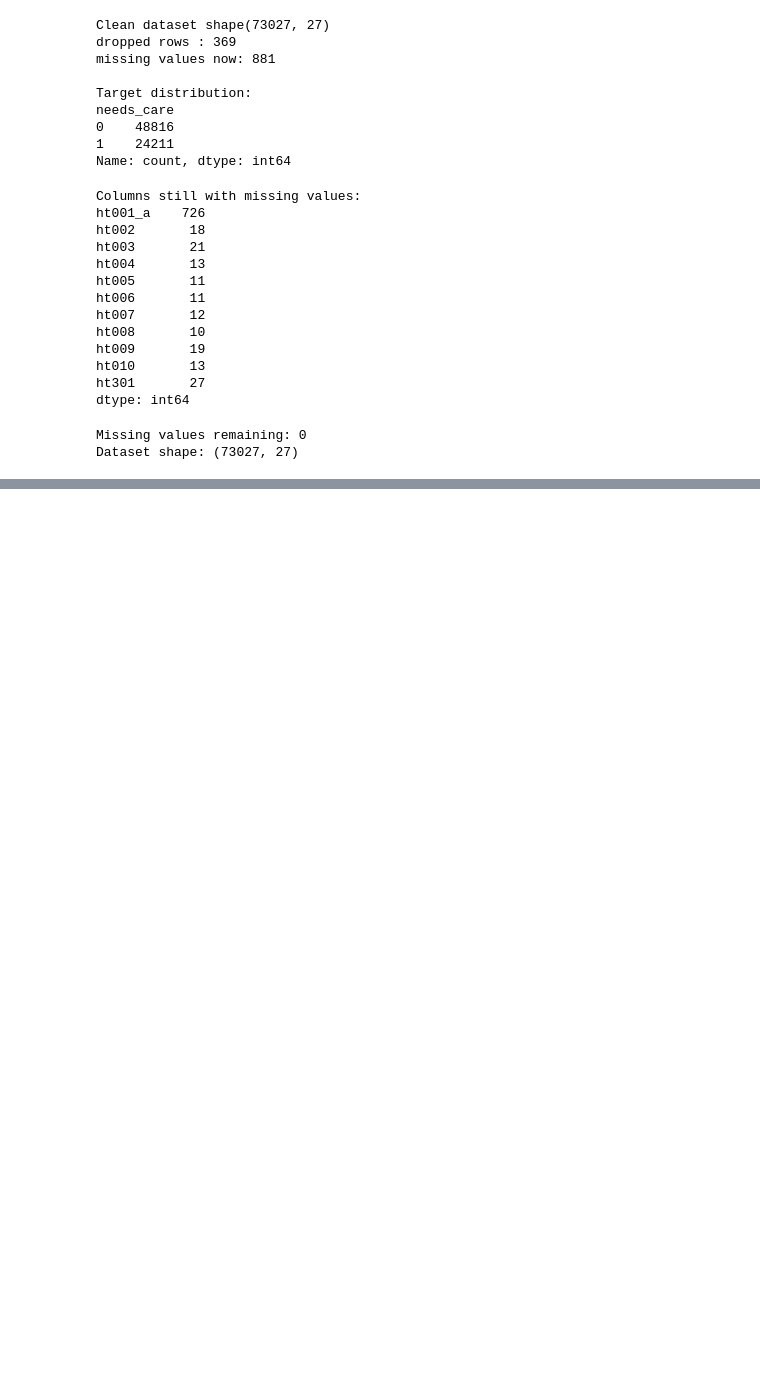
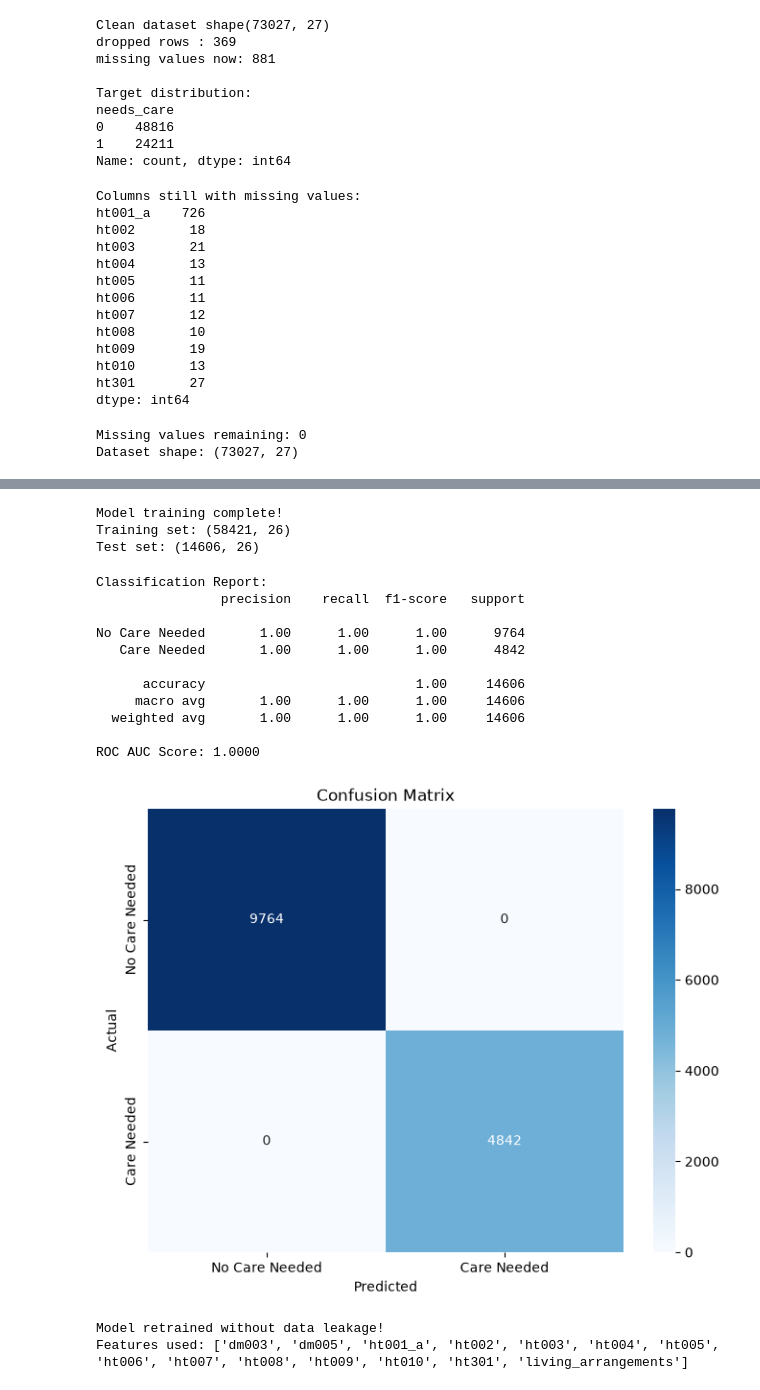
Before and after one commit to Tushar-Sekhri/elder-care-risk-prediction, a Jupyter notebook: notebooks/eda.ipynb, the cells around one changed output, grey strips where cells are left out. Cells and saved outputs as stored; diff of their text form; code cells hidden in the pictures; blank space fills up the shorter version.

Commit message:
Add model training, evaluation and feature importance

```diff
--- a/notebooks/eda.ipynb
+++ b/notebooks/eda.ipynb
@@ -154,0 +201,80 @@ Dataset shape: (73027, 27)
+# %%
+from sklearn.ensemble import RandomForestClassifier
+from sklearn.model_selection import train_test_split
+from sklearn.metrics import classification_report,roc_auc_score,confusion_matrix
+#for training random forest model
+
+X=ml_df_clean.drop(columns=['needs_care'])
+y=ml_df_clean['needs_care']
+
+X_train,X_test,y_train,y_test=train_test_split(X,y,test_size=0.2,random_state=42,stratify=y)
+
+rf_model=RandomForestClassifier(n_estimators=100,random_state=42,n_jobs=-1)
+rf_model.fit(X_train,y_train)
+
+print("Model training complete!")
+print(f"Training set: {X_train.shape}")
+print(f"Test set: {X_test.shape}")
+# %% [output]
+Model training complete!
+Training set: (58421, 26)
+Test set: (14606, 26)
+# %%
+# Evaluate the model
+y_pred = rf_model.predict(X_test)
+y_pred_proba = rf_model.predict_proba(X_test)[:, 1]
+
+# Classification report
+print("Classification Report:")
+print(classification_report(y_test, y_pred, target_names=['No Care Needed', 'Care Needed']))
+
+# ROC AUC Score
+roc_auc = roc_auc_score(y_test, y_pred_proba)
+print(f"ROC AUC Score: {roc_auc:.4f}")
+
+# Confusion Matrix
+cm = confusion_matrix(y_test, y_pred)
+plt.figure(figsize=(8, 6))
+sns.heatmap(cm, annot=True, fmt='d', cmap='Blues',
+            xticklabels=['No Care Needed', 'Care Needed'],
+            yticklabels=['No Care Needed', 'Care Needed'])
+plt.title('Confusion Matrix')
+plt.ylabel('Actual')
+plt.xlabel('Predicted')
+plt.savefig('../outputs/confusion_matrix.png', dpi=150, bbox_inches='tight')
+plt.show()
+# %% [output]
+Classification Report:
+                precision    recall  f1-score   support
+
+No Care Needed       1.00      1.00      1.00      9764
+   Care Needed       1.00      1.00      1.00      4842
+
+      accuracy                           1.00     14606
+     macro avg       1.00      1.00      1.00     14606
+  weighted avg       1.00      1.00      1.00     14606
+
+ROC AUC Score: 1.0000
+[figure, added]
+# %%
+# Remove ADL/IADL columns from features - these define the target so including them is data leakage
+adl_cols = ['ht401','ht402','ht403','ht404','ht405','ht406',
+            'ht407','ht408','ht409','ht410','ht411','ht412']
+
+X = ml_df_clean.drop(columns=['needs_care'] + adl_cols)
+y = ml_df_clean['needs_care']
+
+# Train test split
+X_train, X_test, y_train, y_test = train_test_split(
+    X, y, test_size=0.2, random_state=42, stratify=y
+)
+
+# Retrain
+rf_model = RandomForestClassifier(n_estimators=100, random_state=42, n_jobs=-1)
+rf_model.fit(X_train, y_train)
+
+print("Model retrained without data leakage!")
+print(f"Features used: {X.columns.tolist()}")
+# %% [output]
+Model retrained without data leakage!
+Features used: ['dm003', 'dm005', 'ht001_a', 'ht002', 'ht003', 'ht004', 'ht005', 'ht006', 'ht007', 'ht008', 'ht009', 'ht010', 'ht301', 'living_arrangements']
```
Also changed, not shown: parts of 3 cells of this notebook, 2 other files.
